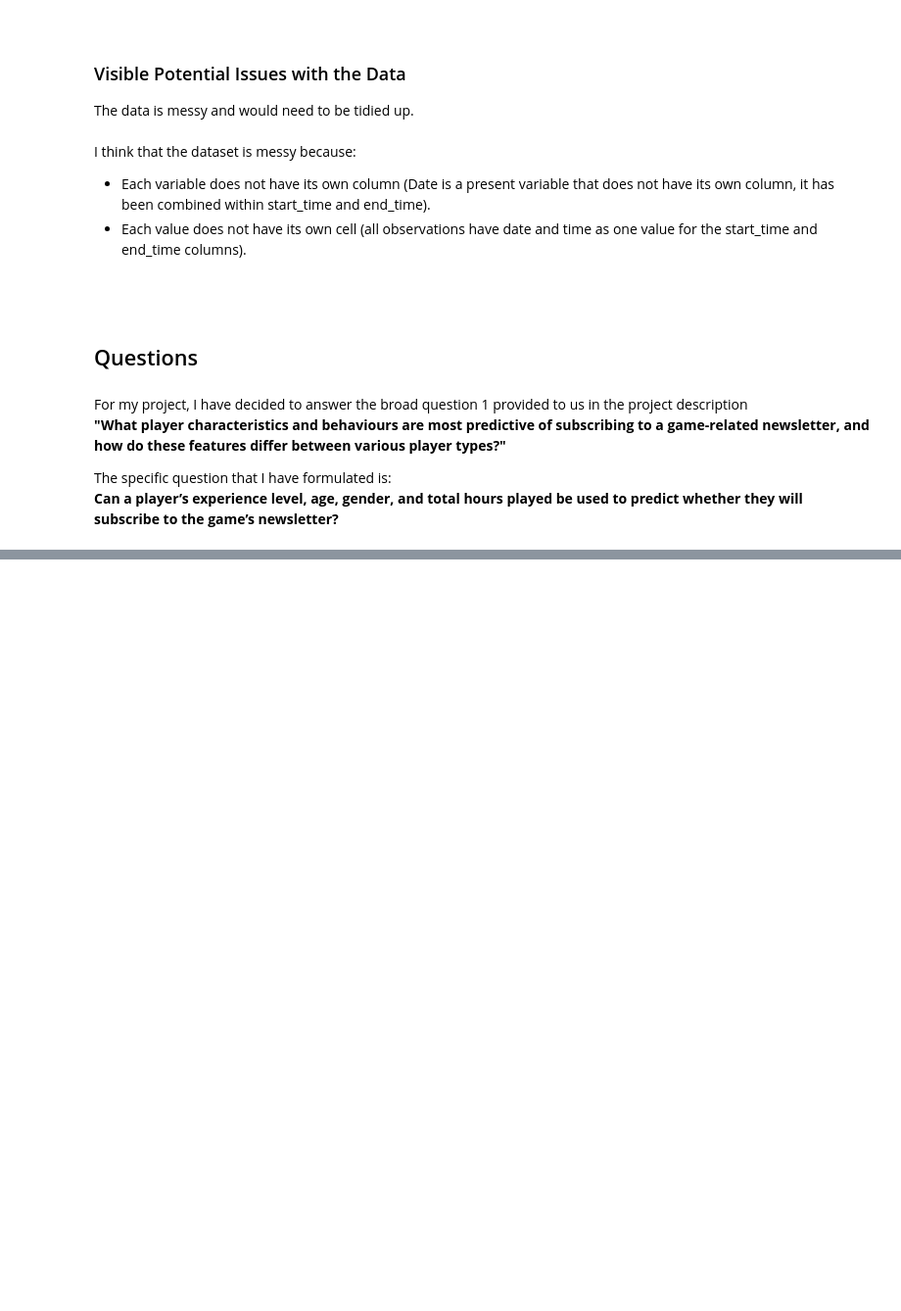
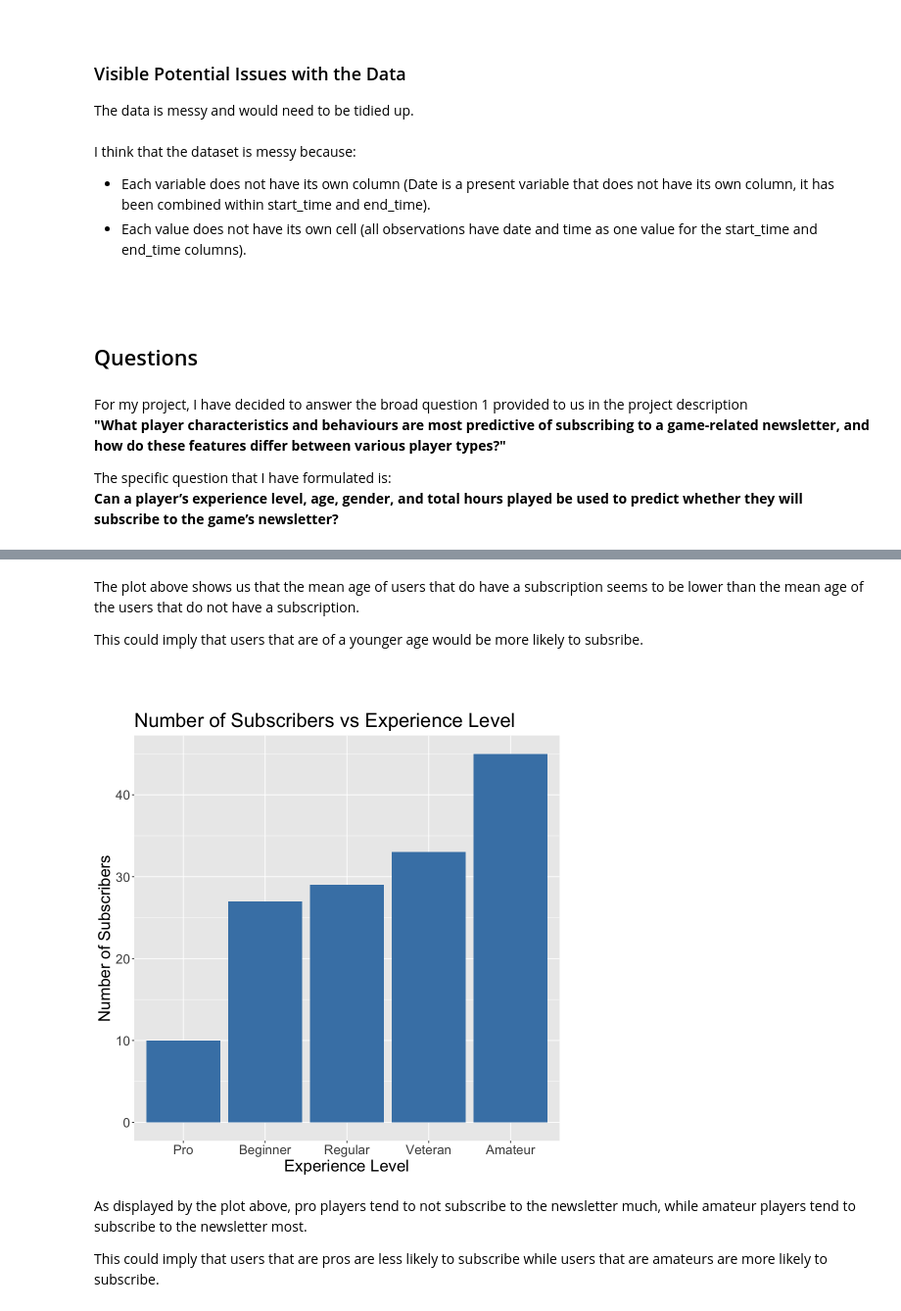
Before and after one commit to pliza/DSCI-100-project, a Jupyter notebook: Project planning stage.ipynb, the cells around one changed output, grey strips where cells are left out. Shown at 98% size. Drawn from its saved outputs; the diff is of its cells as text; code cells hidden in the pictures; blank space fills up the shorter version.

```diff
--- a/Project planning stage.ipynb
+++ b/Project planning stage.ipynb
@@ -302,0 +343,29 @@ The specific question that I have formulated is: <Br>
+# %% [markdown]
+The plot above shows us that the mean age of users that do have a subscription seems to be lower than the mean age of the users that do not have a subscription. <Br>
+
+This could imply that users that are of a younger age would be more likely to subsribe.
+# %% [markdown]
+<Br>
+# %%
+options(repr.plot.width = 8, repr.plot.height = 8)
+
+# summarizing subscription count and grouping by experience level
+# I want to see if a certain level of experienced player is more likely to have a subscription
+subscription_summary <- players |>
+      filter(subscribe == TRUE) |>
+      count(experience, name = "sub_count")
+
+#making a bar plot of experience level on x axis and number of subscriber on the y axis
+subscription_plot <- subscription_summary |>
+  ggplot(aes(x = reorder(experience, sub_count), y = sub_count)) +
+  geom_bar(stat = "identity", fill = "steelblue") +
+  labs(y = "Number of Subscribers", x = "Experience Level", title = "Number of Subscribers vs Experience Level") +
+  theme(text = element_text(size = 20))
+
+subscription_plot
+# %% [output]
+[figure, added]
+# %% [markdown]
+As displayed by the plot above, pro players tend to not subscribe to the newsletter much, while amateur players tend to subscribe to the newsletter most.<Br>
+
+This could imply that users that are pros are less likely to subscribe while users that are amateurs are more likely to subscribe.
```
Also changed, not shown: parts of 7 cells of this notebook.
